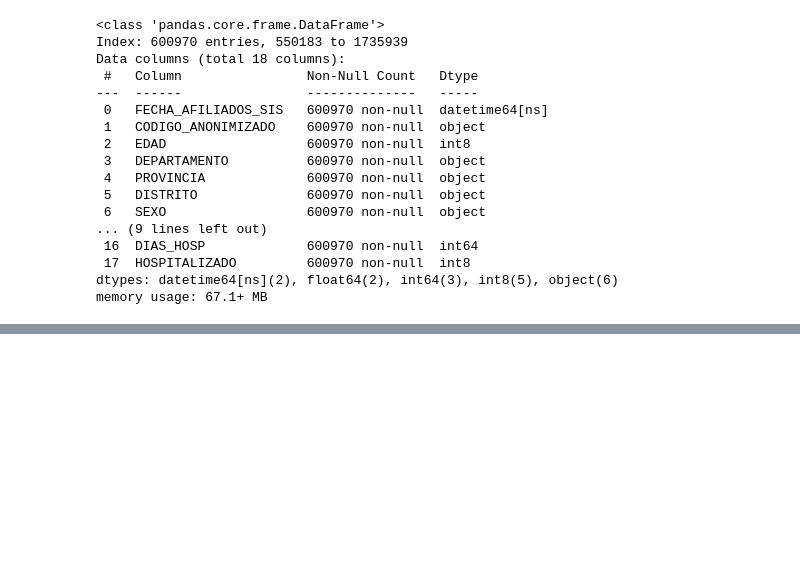
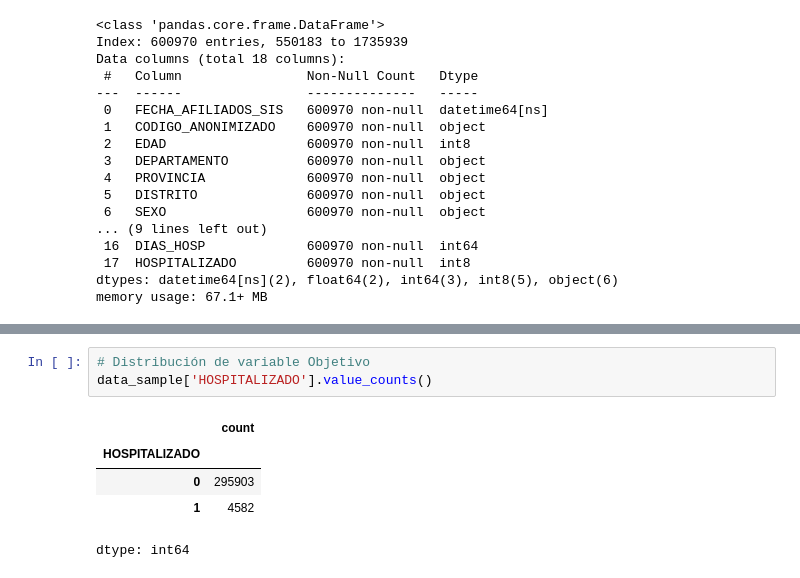
Before and after one commit to Sergius-DS/elecciOn_datasets, a Jupyter notebook: data_diabetes_Reducido.ipynb, the cells around one changed output, grey strips where cells are left out. Saved outputs shown, nothing was run; the diff lists cells and outputs as text; blank space fills up the shorter version.

```diff
--- a/data_diabetes_Reducido.ipynb
+++ b/data_diabetes_Reducido.ipynb
@@ -551,0 +614,9 @@ Name: proportion, dtype: float64
+# %%
+# Distribución de variable Objetivo
+data_sample['HOSPITALIZADO'].value_counts()
+# %% [output]
+|  | count |
+| HOSPITALIZADO |  |
+| 0 | 295903 |
+| 1 | 4582 |
+dtype: int64
```
Also changed, not shown: parts of 40 cells of this notebook.
